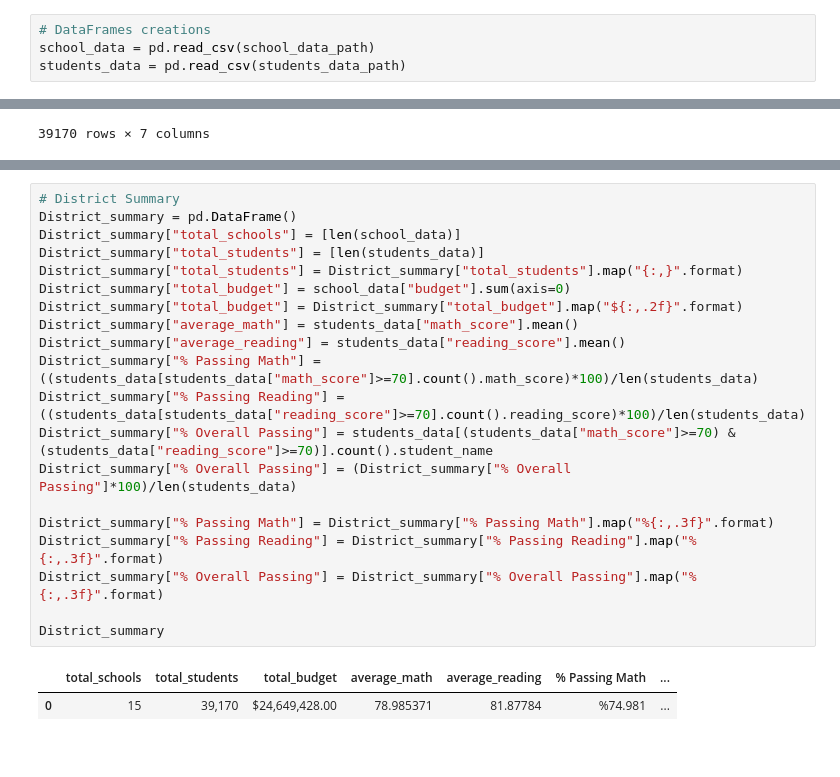
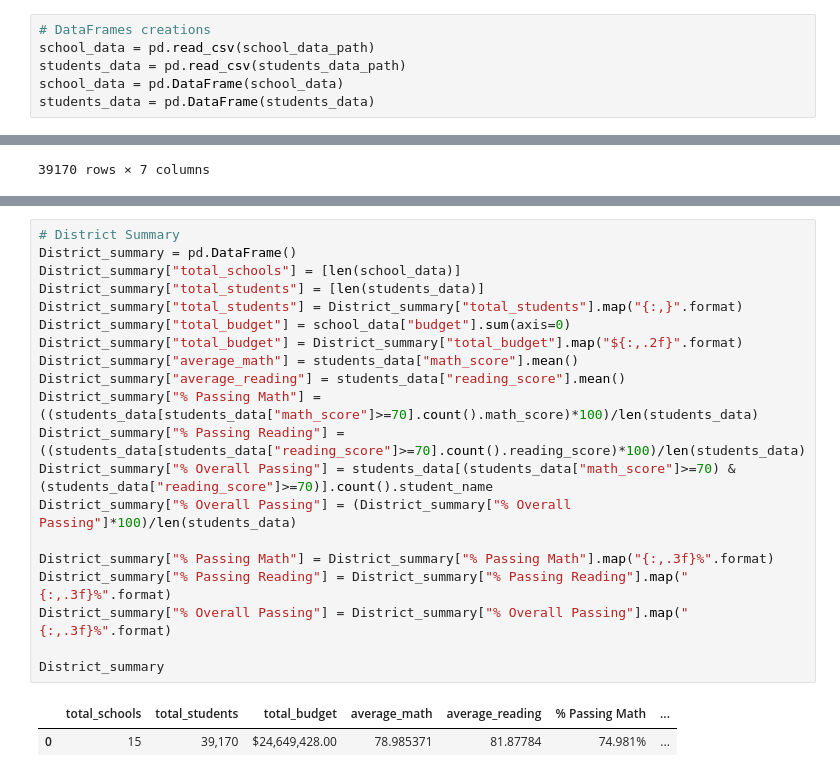
Before and after one commit to mariasierralizarazo/pandas-challenge, a Jupyter notebook: PyCitySchools/PyCitySchools.ipynb, the cells around one changed output, grey strips where cells are left out. Saved outputs shown, nothing was run; the diff lists cells and outputs as text.

```diff
--- a/PyCitySchools/PyCitySchools.ipynb
+++ b/PyCitySchools/PyCitySchools.ipynb
@@ -11,6 +11,8 @@ students_data_path = "Resources/students_complete.csv"
 # DataFrames creations
 school_data = pd.read_csv(school_data_path)
 students_data = pd.read_csv(students_data_path)
+school_data = pd.DataFrame(school_data)
+students_data = pd.DataFrame(students_data)
 # %%
 # Schools data overview
 print(school_data.shape)
@@ -55,23 +63,23 @@ students_data
 # %%
 # District Summary
 District_summary = pd.DataFrame()
 District_summary["total_schools"] = [len(school_data)]
 District_summary["total_students"] = [len(students_data)]
 District_summary["total_students"] = District_summary["total_students"].map("{:,}".format)
 District_summary["total_budget"] = school_data["budget"].sum(axis=0)
 District_summary["total_budget"] = District_summary["total_budget"].map("${:,.2f}".format)
 District_summary["average_math"] = students_data["math_score"].mean()
 District_summary["average_reading"] = students_data["reading_score"].mean()
 District_summary["% Passing Math"] = ((students_data[students_data["math_score"]>=70].count().math_score)*100)/len(students_data)
 District_summary["% Passing Reading"] = ((students_data[students_data["reading_score"]>=70].count().reading_score)*100)/len(students_data)
 District_summary["% Overall Passing"] = students_data[(students_data["math_score"]>=70) & (students_data["reading_score"]>=70)].count().student_name
 District_summary["% Overall Passing"] = (District_summary["% Overall Passing"]*100)/len(students_data)
 
-District_summary["% Passing Math"] = District_summary["% Passing Math"].map("%{:,.3f}".format)
-District_summary["% Passing Reading"] = District_summary["% Passing Reading"].map("%{:,.3f}".format)
-District_summary["% Overall Passing"] = District_summary["% Overall Passing"].map("%{:,.3f}".format)
+District_summary["% Passing Math"] = District_summary["% Passing Math"].map("{:,.3f}%".format)
+District_summary["% Passing Reading"] = District_summary["% Passing Reading"].map("{:,.3f}%".format)
+District_summary["% Overall Passing"] = District_summary["% Overall Passing"].map("{:,.3f}%".format)
 
 District_summary
 # %% [output]
 |  | total_schools | total_students | total_budget | average_math | average_reading | % Passing Math | ... |
-| 0 | 15 | 39,170 | $24,649,428.00 | 78.985371 | 81.87784 | %74.981 | ... |
+| 0 | 15 | 39,170 | $24,649,428.00 | 78.985371 | 81.87784 | 74.981% | ... |
```
Also changed, not shown: parts of 6 cells of this notebook.
